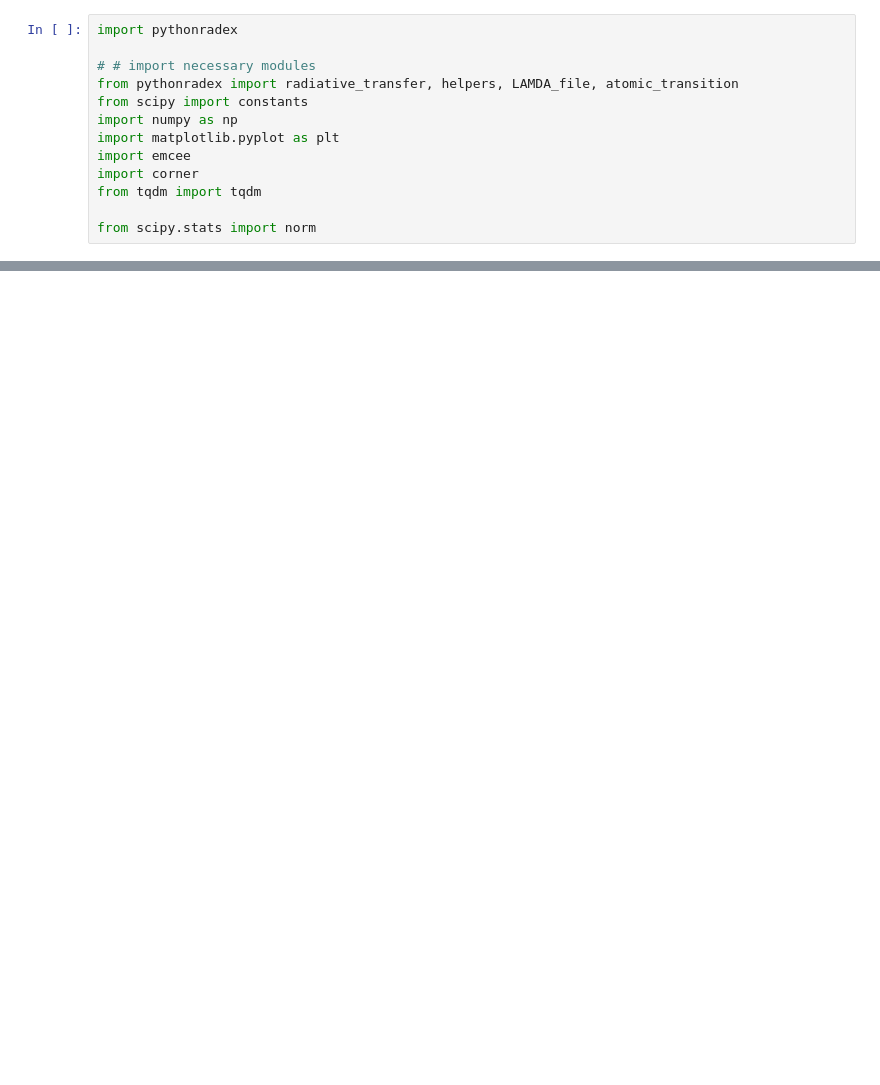
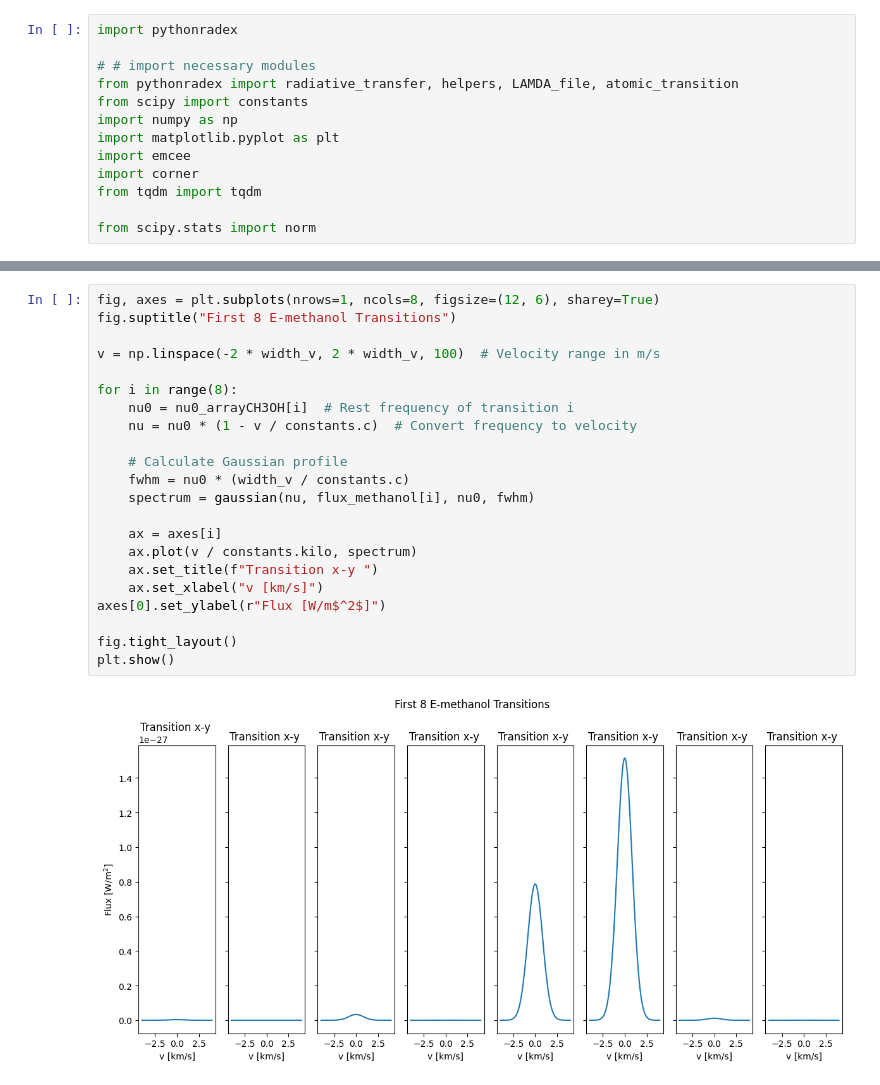
Before and after one commit to aleksej-rodano/phas0052_project, a Jupyter notebook: forSafwan_edited2.ipynb, the cells around one changed output, grey strips where cells are left out. Drawn from its saved outputs; the diff is of its cells as text; blank space fills up the shorter version.

```diff
--- a/forSafwan_edited2.ipynb
+++ b/forSafwan_edited2.ipynb
@@ -245,0 +187,24 @@ plt.show()
+# %%
+fig, axes = plt.subplots(nrows=1, ncols=8, figsize=(12, 6), sharey=True)
+fig.suptitle("First 8 E-methanol Transitions")
+
+v = np.linspace(-2 * width_v, 2 * width_v, 100)  # Velocity range in m/s
+
+for i in range(8):
+    nu0 = nu0_arrayCH3OH[i]  # Rest frequency of transition i
+    nu = nu0 * (1 - v / constants.c)  # Convert frequency to velocity
+
+    # Calculate Gaussian profile
+    fwhm = nu0 * (width_v / constants.c)
+    spectrum = gaussian(nu, flux_methanol[i], nu0, fwhm)
+
+    ax = axes[i]
+    ax.plot(v / constants.kilo, spectrum)
+    ax.set_title(f"Transition x-y ")
+    ax.set_xlabel("v [km/s]")
+axes[0].set_ylabel(r"Flux [W/m$^2$]")
+
+fig.tight_layout()
+plt.show()
+# %% [output]
+[figure, added]
```
Also changed, not shown: parts of 14 cells of this notebook, 1 other file.
